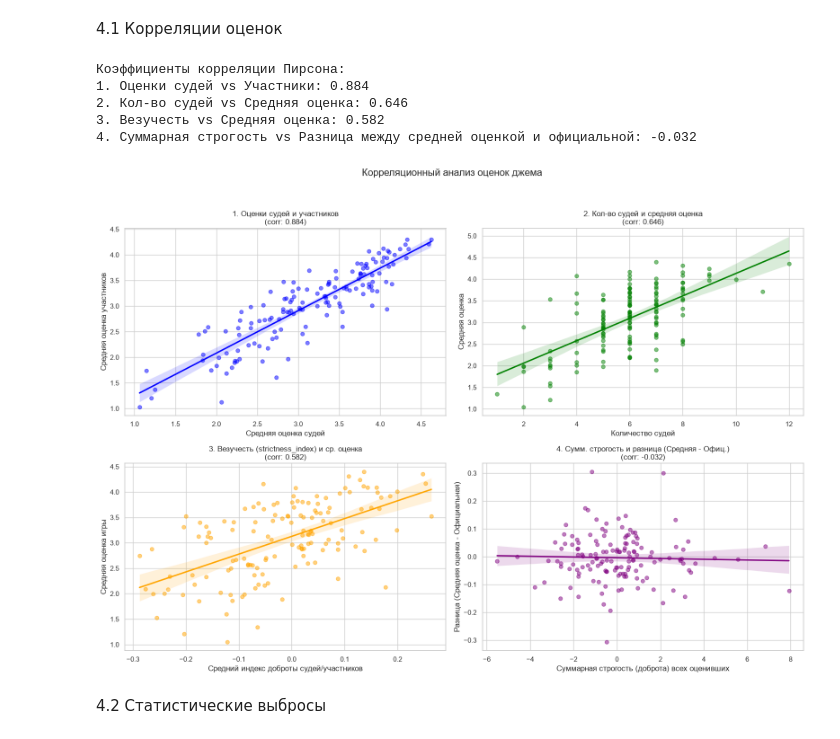
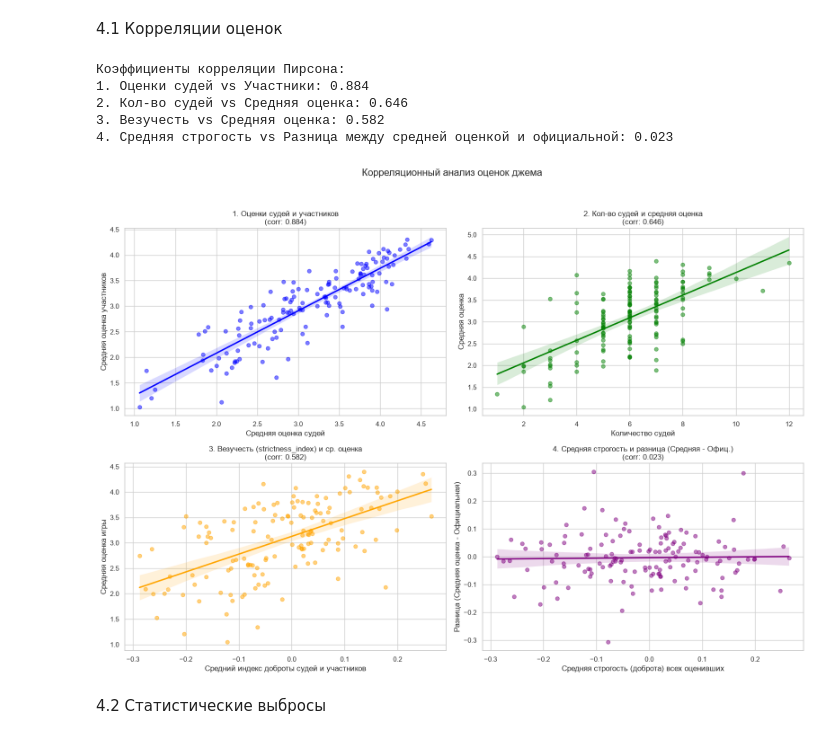
Before and after one commit to unreal79/MyIndie-jam-stats, a Jupyter notebook: MyIndie-jam-stats_LVL10.ipynb, the cells around one changed output. Saved outputs shown, nothing was run; the diff lists cells and outputs as text; code cells hidden in the pictures.

```diff
--- a/MyIndie-jam-stats_LVL10.ipynb
+++ b/MyIndie-jam-stats_LVL10.ipynb
@@ -877,7 +929,7 @@ for alias, data in game_reviews.items():
     avg_score = np.mean(all_scores)
     official_score = data.get('official_score', 0)
 
-    # Расчет "везучести" (средний strictness_index всех оценивших) и "суммарной строгости"
+    # Расчет "везучести" (средний strictness_index всех оценивших) и "средней строгости"
     strictness_indices = []
     for r in judges:
         name = r.get('user', {}).get('username')
@@ -887,7 +939,7 @@ for alias, data in game_reviews.items():
         strictness_indices.append(participant_strictness.get(name, 0))
 
     avg_luck = np.mean(strictness_indices)
-    total_strictness = sum(strictness_indices)
+    avg_strictness = sum(strictness_indices) / len(strictness_indices) if strictness_indices else 0
 
     correlation_data.append({
         'alias': alias,
@@ -897,7 +949,7 @@ for alias, data in game_reviews.items():
         'official_score': official_score,
         'n_judges': len(judges),
         'avg_luck': avg_luck,
-        'total_strictness': total_strictness,
+        'avg_strictness': avg_strictness,
         'score_diff': avg_score - official_score
     })
 
@@ -908,8 +960,8 @@ corrs = {
     "1. Оценки судей vs Участники": df_corr[['avg_j_score', 'avg_p_score']].dropna().corr().iloc[0, 1],
     "2. Кол-во судей vs Средняя оценка": df_corr[['n_judges', 'avg_score']].corr().iloc[0, 1],
     "3. Везучесть vs Средняя оценка": df_corr[['avg_luck', 'avg_score']].corr().iloc[0, 1],
-    "4. Суммарная строгость vs Разница между средней оценкой и официальной":
-        df_corr[['total_strictness', 'score_diff']].corr().iloc[0, 1]
+    "4. Средняя строгость vs Разница между средней оценкой и официальной":
+        df_corr[['avg_strictness', 'score_diff']].corr().iloc[0, 1]
 }
 
 print("Коэффициенты корреляции Пирсона:")
@@ -920,40 +972,40 @@ fig, axes = plt.subplots(2, 2, figsize=(16, 12))
 fig.suptitle('Корреляционный анализ оценок джема', fontsize=16)
 
 # 1. Судьи vs Участники
 sns.regplot(data=df_corr, x='avg_j_score', y='avg_p_score', ax=axes[0,0], color='blue', scatter_kws={'alpha':0.5})
 axes[0,0].set_title(f"1. Оценки судей и участников\n(corr: {round(corrs['1. Оценки судей vs Участники'], 3)})")
 axes[0,0].set_xlabel("Средняя оценка судей")
 axes[0,0].set_ylabel("Средняя оценка участников")
 
 # 2. Кол-во судей vs Оценка
 sns.regplot(data=df_corr, x='n_judges', y='avg_score', ax=axes[0,1], color='green', scatter_kws={'alpha':0.5})
 axes[0,1].set_title(f"2. Кол-во судей и средняя оценка\n(corr: {round(corrs['2. Кол-во судей vs Средняя оценка'], 3)})")
 axes[0,1].set_xlabel("Количество судей")
 axes[0,1].set_ylabel("Средняя оценка")
 
 # 3. Везучесть vs Оценка
 sns.regplot(data=df_corr, x='avg_luck', y='avg_score', ax=axes[1,0], color='orange', scatter_kws={'alpha':0.5})
 axes[1,0].set_title(f"3. Везучесть (strictness_index) и ср. оценка\n" +
                     f"(corr: {round(corrs['3. Везучесть vs Средняя оценка'], 3)})")
 axes[1,0].set_xlabel("Средний индекс доброты судей и участников")
 axes[1,0].set_ylabel("Средняя оценка игры")
 
-# 4. Суммарная строгость vs Разница
-sns.regplot(data=df_corr, x='total_strictness', y='score_diff', ax=axes[1,1], color='purple', scatter_kws={'alpha':0.5})
-axes[1,1].set_title(f"4. Сумм. строгость и разница (Средняя - Офиц.)\n" +
-                    f"(corr: {round(corrs['4. Суммарная строгость vs Разница между средней оценкой и официальной'], 3)})")
-axes[1,1].set_xlabel("Суммарная строгость (доброта) всех оценивших")
+# 4. Средняя строгость vs Разница
+sns.regplot(data=df_corr, x='avg_strictness', y='score_diff', ax=axes[1,1], color='purple', scatter_kws={'alpha':0.5})
+axes[1,1].set_title(f"4. Средняя строгость и разница (Средняя - Офиц.)\n" +
+                    f"(corr: {round(corrs['4. Средняя строгость vs Разница между средней оценкой и официальной'], 3)})")
+axes[1,1].set_xlabel("Средняя строгость (доброта) всех оценивших")
 axes[1,1].set_ylabel("Разница (Средняя оценка - Официальная)")
 
 plt.tight_layout(rect=[0, 0.03, 1, 0.95])
 plt.show()
 # %% [output]
 Коэффициенты корреляции Пирсона:
 1. Оценки судей vs Участники: 0.884
 2. Кол-во судей vs Средняя оценка: 0.646
 3. Везучесть vs Средняя оценка: 0.582
-4. Суммарная строгость vs Разница между средней оценкой и официальной: -0.032
+4. Средняя строгость vs Разница между средней оценкой и официальной: 0.023
-[figure, old version]
+[figure, new version]
 # %% [markdown]
 4.2 Статистические выбросы
 # %%
```
Also changed, not shown: parts of 7 cells of this notebook, 1 other file.
